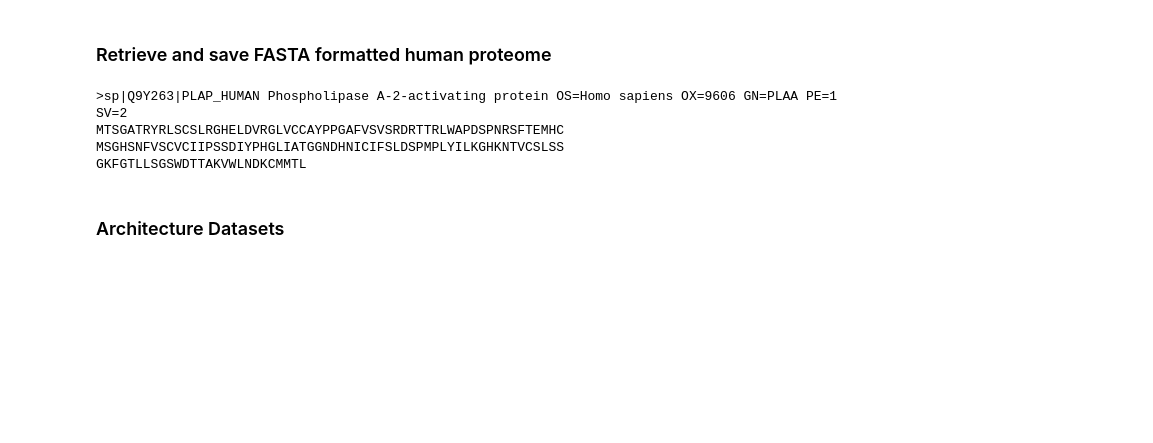
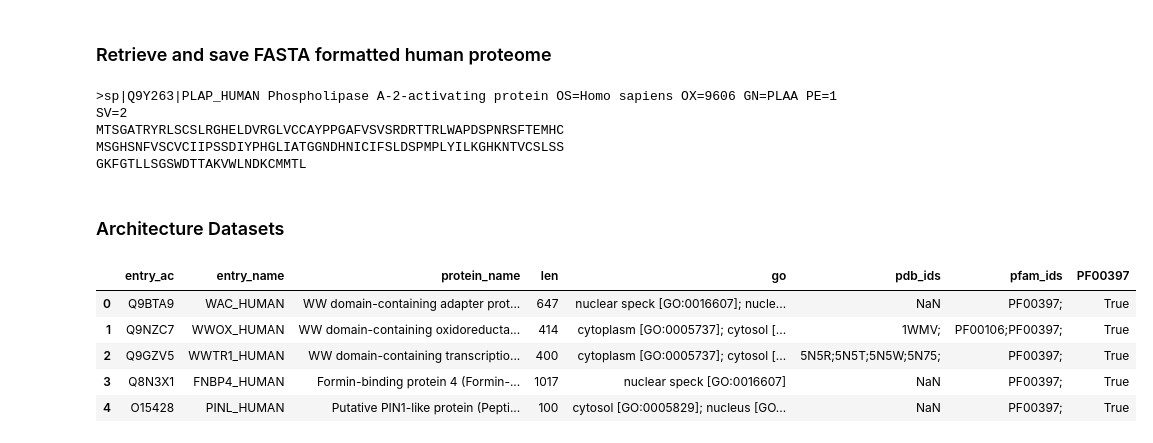
Before and after one commit to damiclem/proteincake, a Jupyter notebook: dataset.ipynb, the cells around one changed output. Saved outputs shown, nothing was run; the diff lists cells and outputs as text; code cells hidden in the pictures; blank space fills up the shorter version.

```diff
--- a/dataset.ipynb
+++ b/dataset.ipynb
@@ -307,6 +307,9 @@ MSGHSNFVSCVCIIPSSDIYPHGLIATGGNDHNICIFSLDSPMPLYILKGHKNTVCSLSS
 GKFGTLLSGSWDTTAKVWLNDKCMMTL
 # %% [markdown]
 ### Architecture Datasets
+# %%
+human_proteome = pd.read_csv(HUMAN_CSV_PATH, sep='\t')
+human_in_pfam_ds = pd.read_csv(HUMAN_IN_PFAM_CSV_PATH, sep='\t')
 # %%
 # Select sets of domain families
 architectures = [set(x.split(';')[:-1]) for x in human_in_pfam_ds["pfam_ids"]]
@@ -321,3 +324,10 @@ human_in_pfam_arch.to_csv(ARCHITECTURE_IN_PF00397_PATH, sep='\t')
 # %%
 # pd.read_csv(ARCHITECTURE_IN_PF00397_PATH, sep='\t', index_col=0)
-human_in_pfam_arch.head()
+human_in_pfam_ds.head()
+# %% [output]
+|  | entry_ac | entry_name | protein_name | len | go | pdb_ids | pfam_ids | PF00397 |
+| 0 | Q9BTA9 | WAC_HUMAN | WW domain-containing adapter prot... | 647 | nuclear speck [GO:0016607]; nucle... | NaN | PF00397; | True |
+| 1 | Q9NZC7 | WWOX_HUMAN | WW domain-containing oxidoreducta... | 414 | cytoplasm [GO:0005737]; cytosol [... | 1WMV; | PF00106;PF00397; | True |
+| 2 | Q9GZV5 | WWTR1_HUMAN | WW domain-containing transcriptio... | 400 | cytoplasm [GO:0005737]; cytosol [... | 5N5R;5N5T;5N5W;5N75; | PF00397; | True |
+| 3 | Q8N3X1 | FNBP4_HUMAN | Formin-binding protein 4 (Formin-... | 1017 | nuclear speck [GO:0016607] | NaN | PF00397; | True |
+| 4 | O15428 | PINL_HUMAN | Putative PIN1-like protein (Pepti... | 100 | cytosol [GO:0005829]; nucleus [GO... | NaN | PF00397; | True |
```
Also changed, not shown: parts of 2 cells of this notebook, 3 other files.
